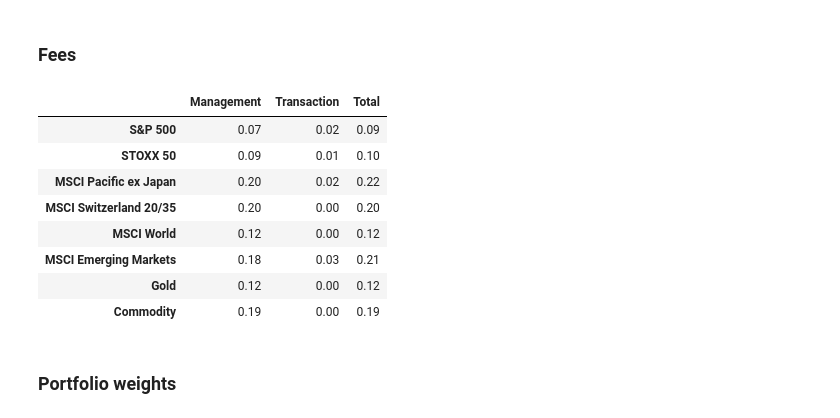
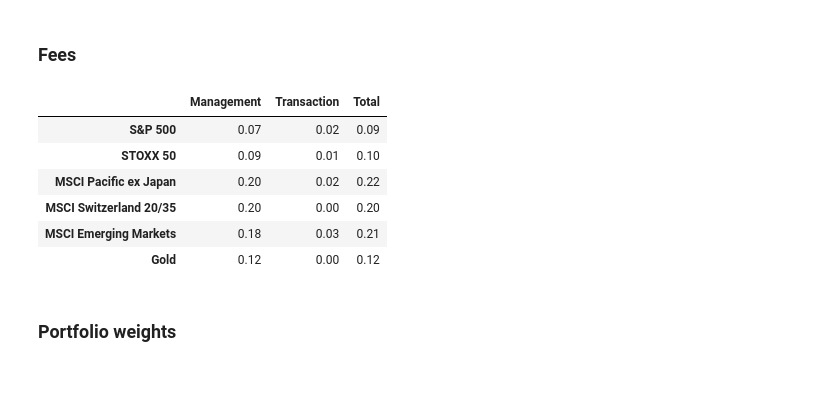
Before and after one commit to QuantDreamGit/ETF, a Jupyter notebook: Research/component_analysis/component_analysis.ipynb, the cells around one changed output. Drawn from its saved outputs; the diff is of its cells as text; code cells hidden in the pictures; blank space fills up the shorter version.

```diff
--- a/Research/component_analysis/component_analysis.ipynb
+++ b/Research/component_analysis/component_analysis.ipynb
@@ -93,30 +100,26 @@ country_exposure
 ### Fees
 # %%
 fees = pd.DataFrame({
-    'Management': [0.07, 0.09, 0.20, 0.20, 0.12, 0.18, 0.12, 0.19],
-    'Transaction': [0.02, 0.01, 0.02, 0.00, 0.00, 0.03, 0.00, 0.00],
-    'Total': [0.09, 0.10, 0.22, 0.20, 0.12, 0.21, 0.12, 0.19]
+    'Management': [0.07, 0.09, 0.20, 0.20, 0.18, 0.12],
+    'Transaction': [0.02, 0.01, 0.02, 0.00, 0.03, 0.00],
+    'Total': [0.09, 0.10, 0.22, 0.20, 0.21, 0.12]
 }, index=[
     'S&P 500',
     'STOXX 50',
     'MSCI Pacific ex Japan',
     'MSCI Switzerland 20/35',
-    'MSCI World',
     'MSCI Emerging Markets',
-    'Gold',
-    'Commodity'
+    'Gold'
 ])
 
 fees
 # %% [output]
 |  | Management | Transaction | Total |
 | S&P 500 | 0.07 | 0.02 | 0.09 |
 | STOXX 50 | 0.09 | 0.01 | 0.10 |
 | MSCI Pacific ex Japan | 0.20 | 0.02 | 0.22 |
 | MSCI Switzerland 20/35 | 0.20 | 0.00 | 0.20 |
-| MSCI World | 0.12 | 0.00 | 0.12 |
 | MSCI Emerging Markets | 0.18 | 0.03 | 0.21 |
 | Gold | 0.12 | 0.00 | 0.12 |
-| Commodity | 0.19 | 0.00 | 0.19 |
 # %% [markdown]
 ### Portfolio weights
```
Also changed, not shown: parts of 21 cells of this notebook, 12 other files.
